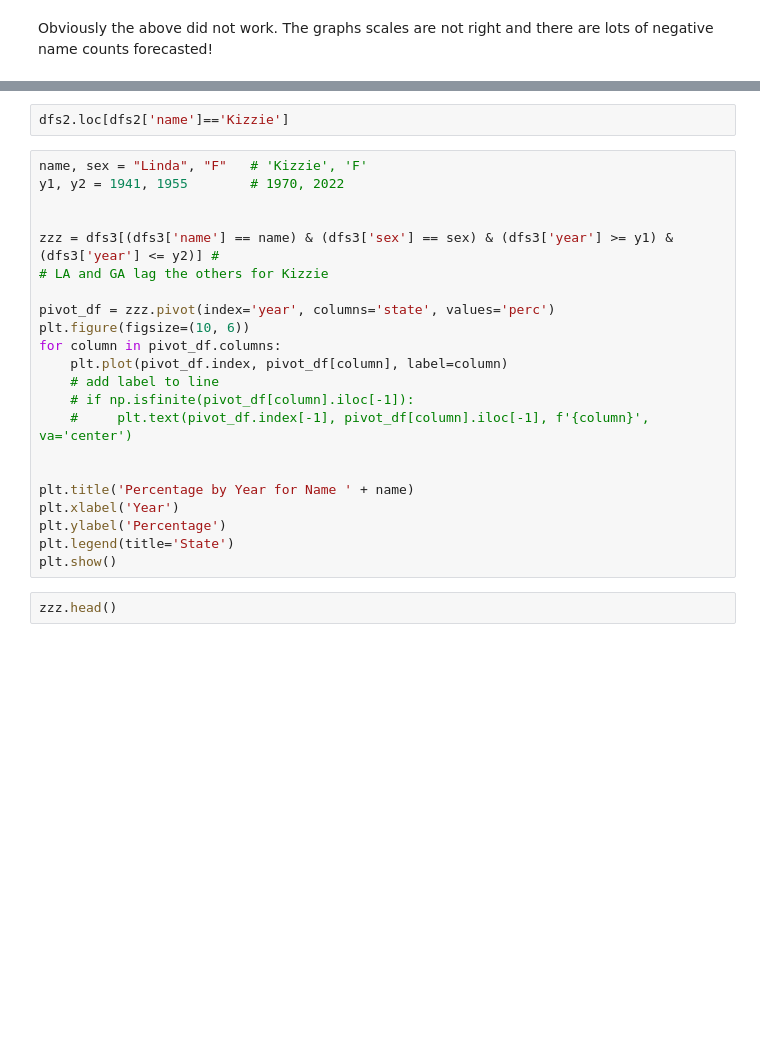
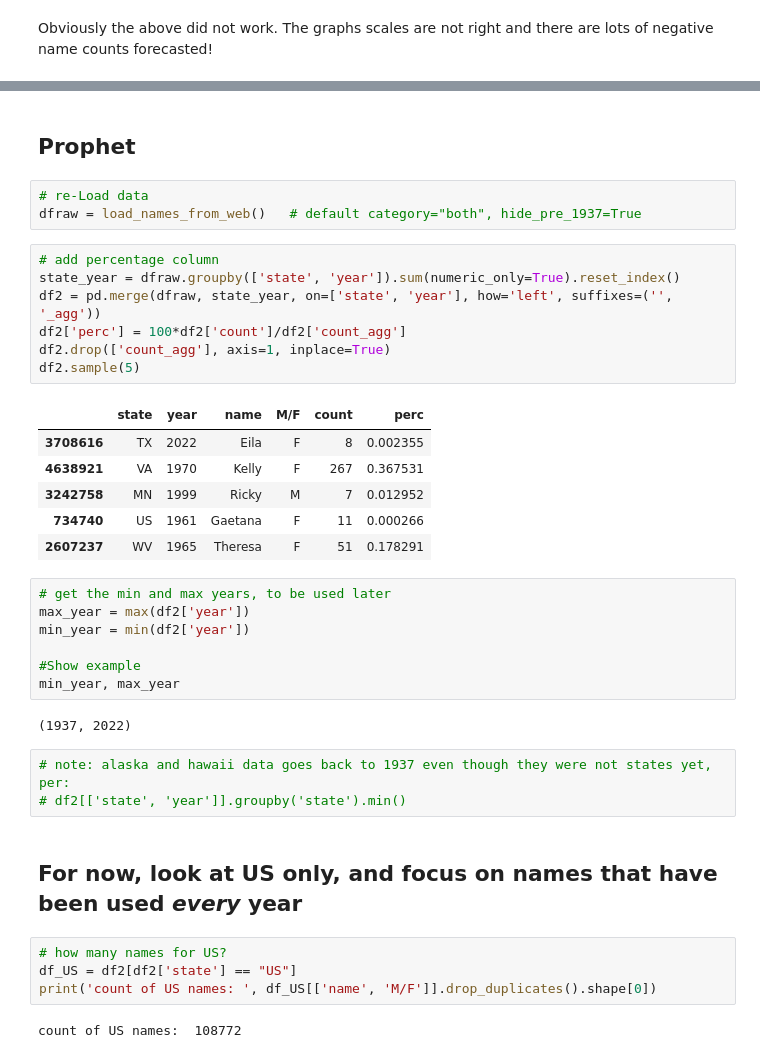
Before and after one commit to paulsch1/capstone, a Jupyter notebook: cap3_trends.ipynb, the cells around one changed output, grey strips where cells are left out. Drawn from its saved outputs; the diff is of its cells as text; blank space fills up the shorter version.

```diff
--- a/cap3_trends.ipynb
+++ b/cap3_trends.ipynb
@@ -876,26 +778,39 @@ dfs2.loc[dfs2['name']=='Female']
-# %%
-dfs2.loc[dfs2['name']=='Kizzie']
-# %%
-name, sex = "Linda", "F"   # 'Kizzie', 'F'
-y1, y2 = 1941, 1955        # 1970, 2022
-
-
-zzz = dfs3[(dfs3['name'] == name) & (dfs3['sex'] == sex) & (dfs3['year'] >= y1) & (dfs3['year'] <= y2)] #
-# LA and GA lag the others for Kizzie
-
-pivot_df = zzz.pivot(index='year', columns='state', values='perc')
-plt.figure(figsize=(10, 6))
-for column in pivot_df.columns:
-    plt.plot(pivot_df.index, pivot_df[column], label=column)
-    # add label to line
-    # if np.isfinite(pivot_df[column].iloc[-1]):
-    #     plt.text(pivot_df.index[-1], pivot_df[column].iloc[-1], f'{column}', va='center')
-
-
-plt.title('Percentage by Year for Name ' + name)
-plt.xlabel('Year')
-plt.ylabel('Percentage')
-plt.legend(title='State')
-plt.show()
-# %%
-zzz.head()
+# %% [markdown]
+## Prophet
+# %%
+# re-Load data
+dfraw = load_names_from_web()   # default category="both", hide_pre_1937=True
+# %%
+# add percentage column
+state_year = dfraw.groupby(['state', 'year']).sum(numeric_only=True).reset_index()
+df2 = pd.merge(dfraw, state_year, on=['state', 'year'], how='left', suffixes=('', '_agg'))
+df2['perc'] = 100*df2['count']/df2['count_agg']
+df2.drop(['count_agg'], axis=1, inplace=True)
+df2.sample(5)
+# %% [output]
+|  | state | year | name | M/F | count | perc |
+| 3708616 | TX | 2022 | Eila | F | 8 | 0.002355 |
+| 4638921 | VA | 1970 | Kelly | F | 267 | 0.367531 |
+| 3242758 | MN | 1999 | Ricky | M | 7 | 0.012952 |
+| 734740 | US | 1961 | Gaetana | F | 11 | 0.000266 |
+| 2607237 | WV | 1965 | Theresa | F | 51 | 0.178291 |
+# %%
+# get the min and max years, to be used later
+max_year = max(df2['year'])
+min_year = min(df2['year'])
+
+#Show example
+min_year, max_year
+# %% [output]
+(1937, 2022)
+# %%
+# note: alaska and hawaii data goes back to 1937 even though they were not states yet, per:
+# df2[['state', 'year']].groupby('state').min()
+# %% [markdown]
+## For now, look at US only, and focus on names that have been used *every* year
+# %%
+# how many names for US?
+df_US = df2[df2['state'] == "US"]
+print('count of US names: ', df_US[['name', 'M/F']].drop_duplicates().shape[0])
+# %% [output]
+count of US names:  108772
```
Also changed, not shown: parts of 46 cells of this notebook, 1 other file.
